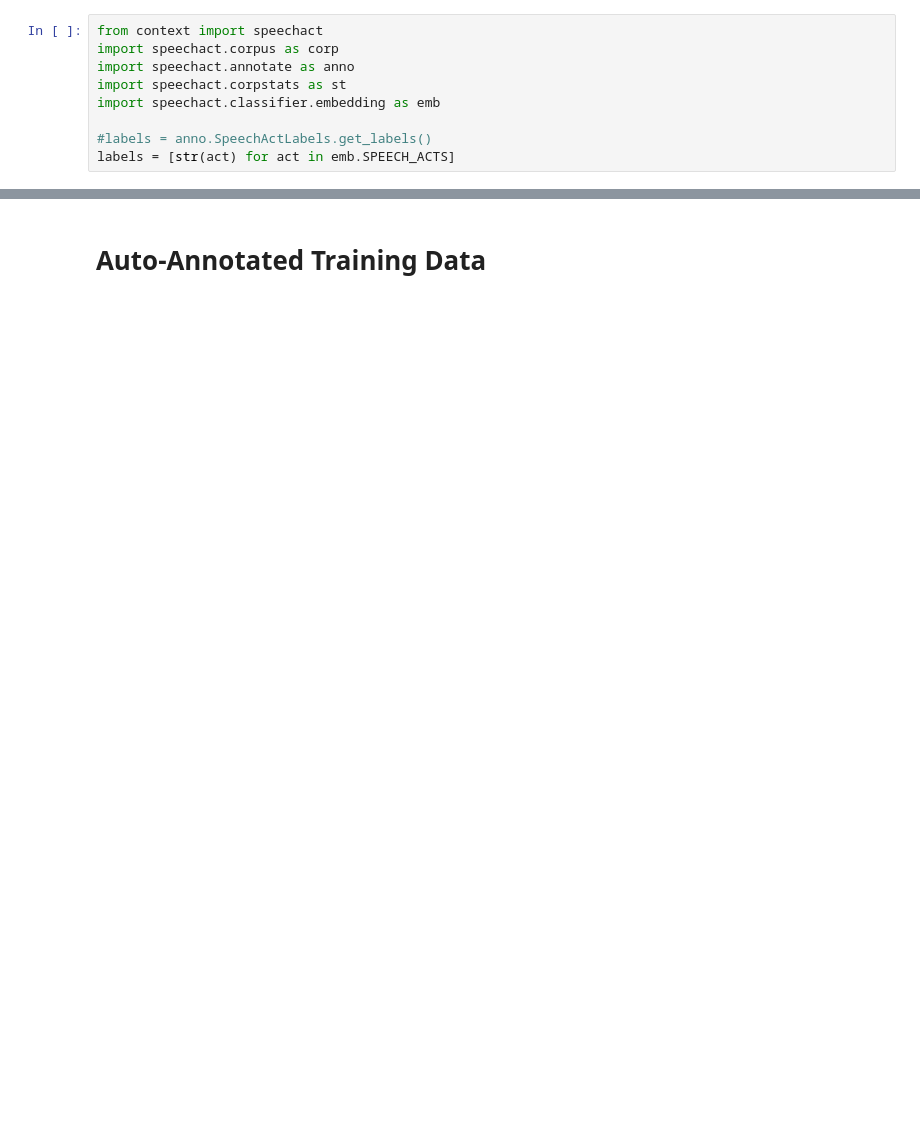
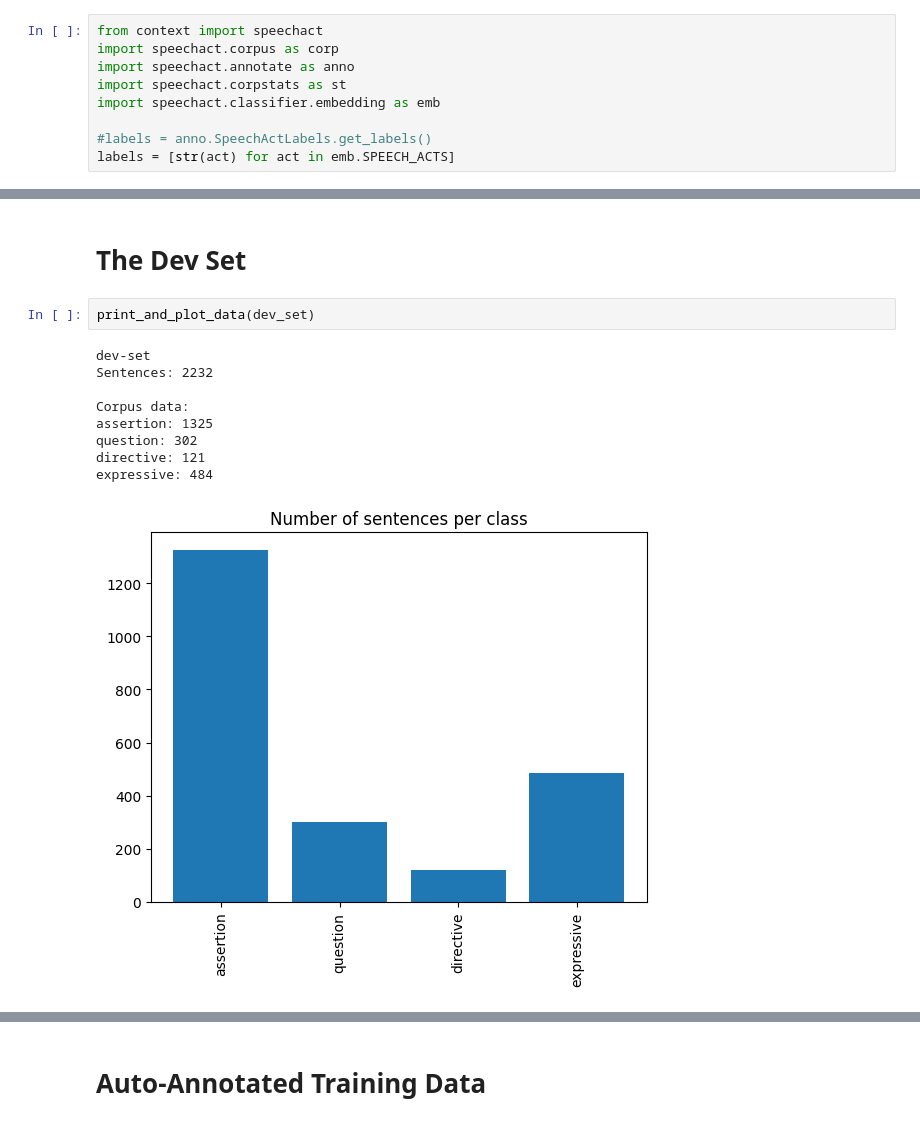
Before and after one commit to Daniel-B-Tufvesson/speech-act-classifier, a Jupyter notebook: notebooks/data_visualization.ipynb, the cells around one changed output, grey strips where cells are left out. Saved outputs shown, nothing was run; the diff lists cells and outputs as text; blank space fills up the shorter version.

```diff
--- a/notebooks/data_visualization.ipynb
+++ b/notebooks/data_visualization.ipynb
@@ -145,0 +73,14 @@ expressive: 266
+# %% [markdown]
+# The Dev Set
+# %%
+print_and_plot_data(dev_set)
+# %% [output]
+dev-set
+Sentences: 2232
+
+Corpus data:
+assertion: 1325
+question: 302
+directive: 121
+expressive: 484
+[figure, added]
```
Also changed, not shown: parts of 23 cells of this notebook, 26 other files.
